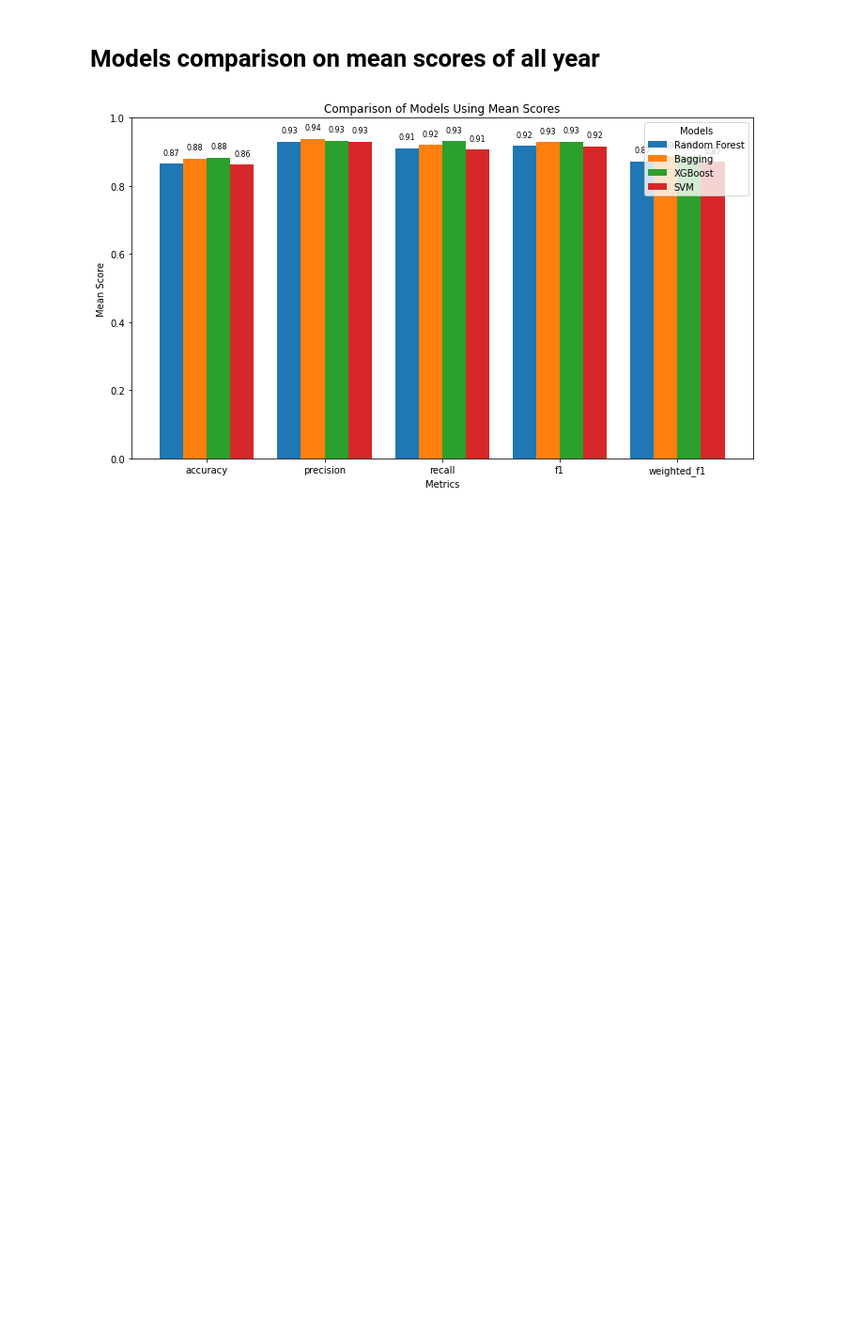
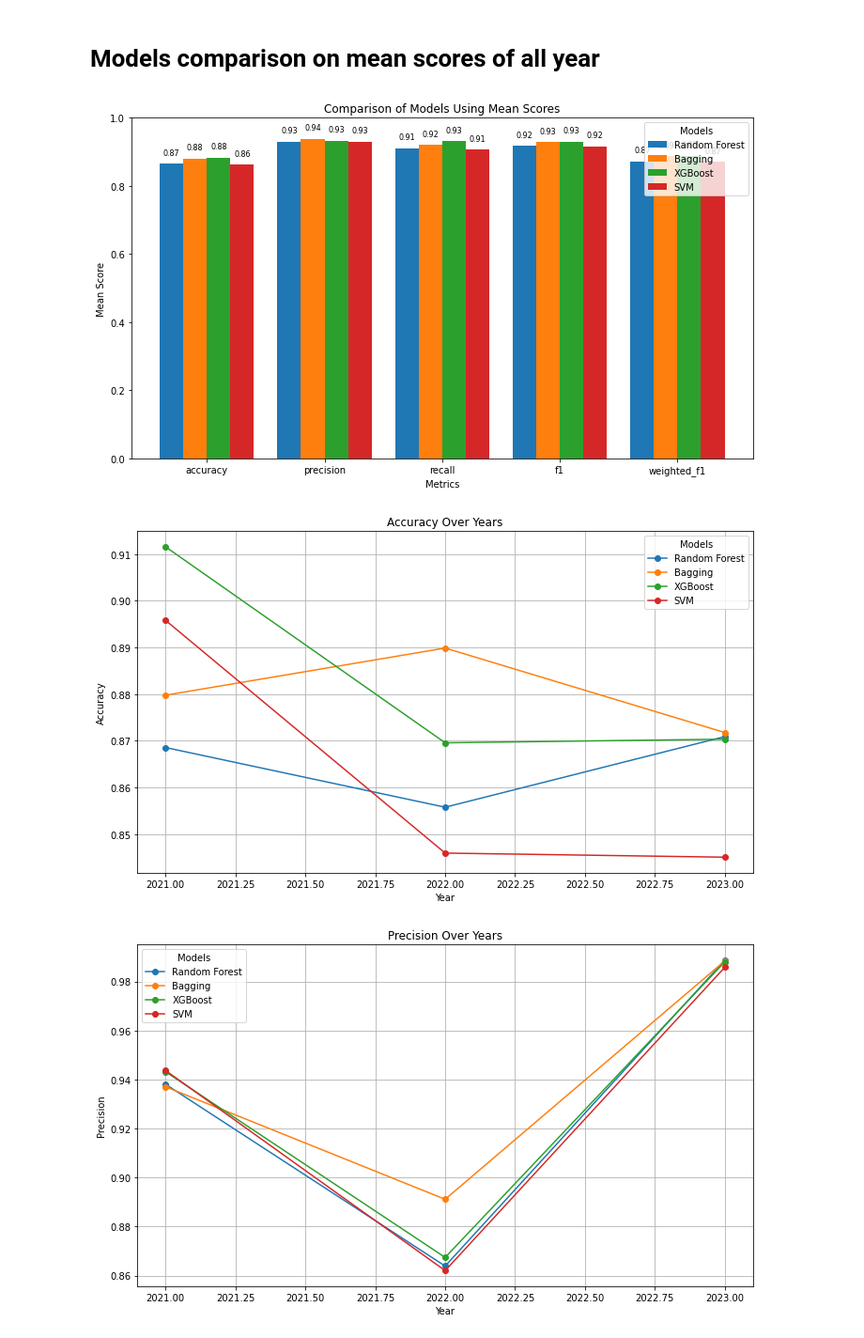
Before and after one commit to haseeb-m4235/NDVI-Based-Crop-Classification-for-Rice-and-Cotton-Using-Machine-Learning, a Jupyter notebook: VisualizingSupervisedModelsResults.ipynb, the cells around one changed output. Shown at 94% size. Cells and saved outputs as stored; diff of their text form; code cells hidden in the pictures; blank space fills up the shorter version.

```diff
--- a/VisualizingSupervisedModelsResults.ipynb
+++ b/VisualizingSupervisedModelsResults.ipynb
@@ -392,3 +332,59 @@ model_names = ["Random Forest", "Bagging", "XGBoost", "SVM"]
 compare_models(file_paths, model_names)
 # %% [output]
 [figure]
+# %%
+# Function to load yearly metrics from a file
+def load_yearly_metrics(file_path):
+    with open(file_path, "r") as file:
+        results = json.load(file)
+    years = [result["year"] for result in results]
+    metrics = ["accuracy", "precision", "recall", "f1", "weighted_f1"]
+    metrics_over_years = {metric: [result[metric] for result in results] for metric in metrics}
+    return years, metrics_over_years
+
+# Function to visualize metrics over the years for all models
+def plot_metrics_over_years_all_models(file_paths, model_names):
+    metrics = ["accuracy", "precision", "recall", "f1", "weighted_f1"]
+    all_years = set()  # Collect all years to ensure consistent x-axis
+    models_metrics = {}
+
+    # Load data for each model
+    for file_path, model_name in zip(file_paths, model_names):
+        years, metrics_over_years = load_yearly_metrics(file_path)
+        all_years.update(years)
+        models_metrics[model_name] = metrics_over_years
+
+    all_years = sorted(all_years)
+
+    # Plot each metric
+    for metric in metrics:
+        plt.figure(figsize=(10, 6))
+        for model_name, metrics_over_years in models_metrics.items():
+            years = sorted(models_metrics[model_name][metric])
+            plt.plot(
+                all_years,
+                metrics_over_years[metric],
+                marker='o',
+                label=model_name
+            )
+        plt.title(f"{metric.capitalize()} Over Years")
+        plt.xlabel("Year")
+        plt.ylabel(metric.capitalize())
+        plt.grid(True)
+        plt.legend(title="Models")
+        plt.tight_layout()
+        plt.show()
+
+file_paths = [
+    "C:\\Users\\hasee\\Desktop\\NDVI-Based Crop Classification for Rice and Cotton Using Machine Learning\\supervisedModels\\Results\\Bagging_best_hyperparameters_results.json",
+    "C:\\Users\\hasee\\Desktop\\NDVI-Based Crop Classification for Rice and Cotton Using Machine Learning\\supervisedModels\\Results\\RandomForrest_best_hyperparameters_results.json",
+    "C:\\Users\\hasee\\Desktop\\NDVI-Based Crop Classification for Rice and Cotton Using Machine Learning\\supervisedModels\\Results\\XGBoost_best_hyperparameters_results.json",
+    "C:\\Users\\hasee\\Desktop\\NDVI-Based Crop Classification for Rice and Cotton Using Machine Learning\\supervisedModels\\Results\\SVM_best_hyperparameters_results.json",
+]
+
+model_names = ["Random Forest", "Bagging", "XGBoost", "SVM"]
+
+plot_metrics_over_years_all_models(file_paths, model_names)
+# %% [output]
+[figure, added]
+[figure, added]
```
Also changed, not shown: parts of 7 cells of this notebook, 1 other file.
